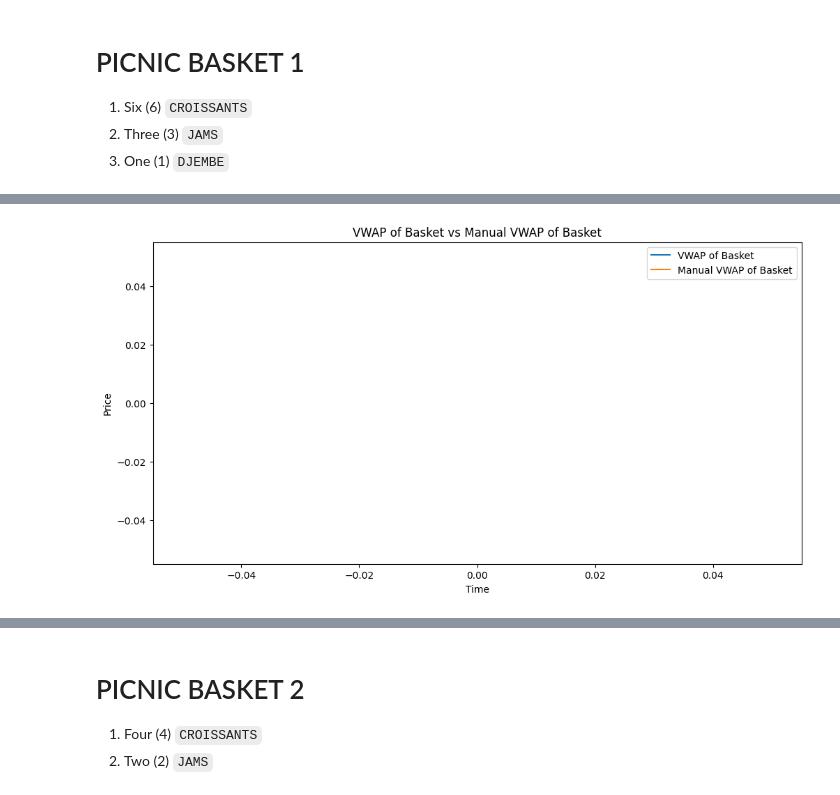
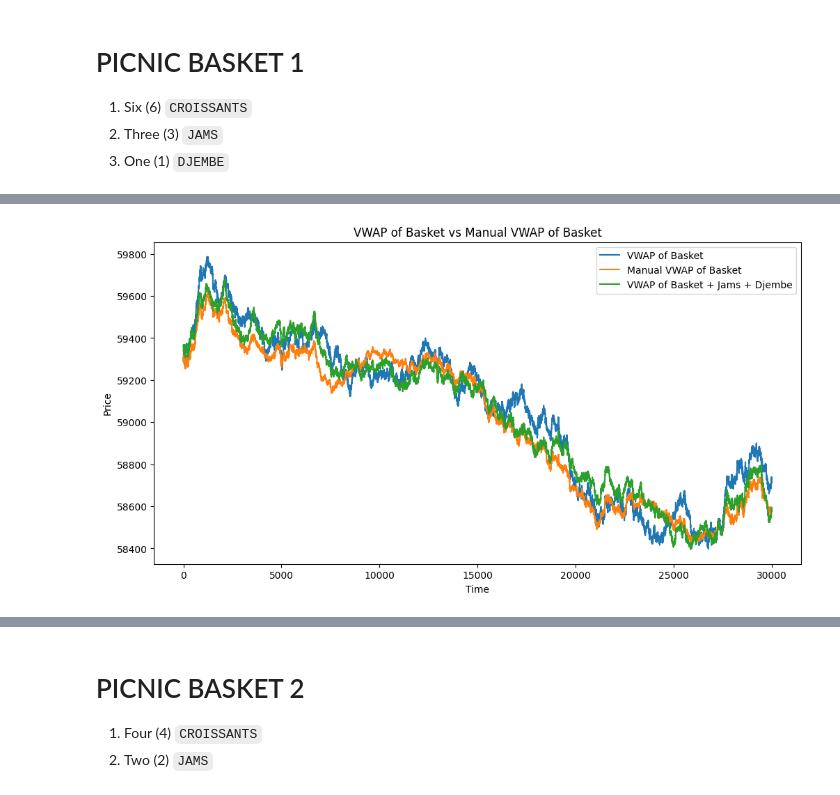
Before and after one commit to shank959/prosperity-imc25, a Jupyter notebook: rounds/round2/eda/round2_eda.ipynb, the cells around one changed output, grey strips where cells are left out. Saved outputs shown, nothing was run; the diff lists cells and outputs as text; code cells hidden in the pictures.

```diff
--- a/rounds/round2/eda/round2_eda.ipynb
+++ b/rounds/round2/eda/round2_eda.ipynb
@@ -95,20 +95,20 @@ def calculate_volatility(data, window_size=20):
 
 # for each of the products across all the days, calculate the VWAP, mid price and spread
 croissants_df['vwap'] = croissants_df.apply(calculate_vwap, axis=1)
-croissants_df['mid_price'] = croissants_df.apply(calculate_mid_price, axis=1)
 croissants_df['spread'] = croissants_df.apply(calculate_spread, axis=1)
+croissants_df['log_returns'] = np.log(croissants_df['vwap']).diff()
 jams_df['vwap'] = jams_df.apply(calculate_vwap, axis=1)
-jams_df['mid_price'] = jams_df.apply(calculate_mid_price, axis=1)
 jams_df['spread'] = jams_df.apply(calculate_spread, axis=1)
+jams_df['log_returns'] = np.log(jams_df['vwap']).diff()
 djembe_df['vwap'] = djembe_df.apply(calculate_vwap, axis=1)
-djembe_df['mid_price'] = djembe_df.apply(calculate_mid_price, axis=1)
 djembe_df['spread'] = djembe_df.apply(calculate_spread, axis=1)
+djembe_df['log_returns'] = np.log(djembe_df['vwap']).diff()
 pic1_df['vwap'] = pic1_df.apply(calculate_vwap, axis=1)
-pic1_df['mid_price'] = pic1_df.apply(calculate_mid_price, axis=1)
 pic1_df['spread'] = pic1_df.apply(calculate_spread, axis=1)
+pic1_df['log_returns'] = np.log(pic1_df['vwap']).diff()
 pic2_df['vwap'] = pic2_df.apply(calculate_vwap, axis=1)
-pic2_df['mid_price'] = pic2_df.apply(calculate_mid_price, axis=1)
 pic2_df['spread'] = pic2_df.apply(calculate_spread, axis=1)
+pic2_df['log_returns'] = np.log(pic2_df['vwap']).diff()
 # %%
 pic1_df.head()
 # %% [output]
@@ -127,5 +127,9 @@ pic1_df.head()
 # %%
 # manual sum of vwap of indivual products in the basket
 
-pic1_df["man_vwap"] = 6 * croissants_df["vwap"] + 2 * jams_df["vwap"] + 1 * djembe_df["vwap"]
+pic1_df["nav_vwap"] = 6 * croissants_df["vwap"] + 3 * jams_df["vwap"] + 1 * djembe_df["vwap"]
+pic1_df["nav_vwap_log_return"] = np.log(pic1_df["nav_vwap"]).diff()
+pic1_df["nav_mp"] = 6 * croissants_df["mid_price"] + 3 * jams_df["mid_price"] + 1 * djembe_df["mid_price"]
+pic1_df["pic2_plus_jams_djembe"] = pic2_df["vwap"] + 2 * croissants_df["vwap"] + jams_df["vwap"] + 1 * djembe_df["vwap"]
+pic1_df["diff"] = pic1_df["vwap"] - pic1_df["nav_vwap"]
 # %%
@@ -135,12 +145,15 @@ croissants_df.head()
 # %%
 # plot man vwap and vwap of the basket
 plt.figure(figsize=(12, 6))
 plt.plot(pic1_df["vwap"], label="VWAP of Basket")
-plt.plot(pic1_df["man_vwap"], label="Manual VWAP of Basket")
+plt.plot(pic1_df["nav_vwap"], label="Manual VWAP of Basket")
+plt.plot(pic1_df["pic2_plus_jams_djembe"], label="VWAP of Basket + Jams + Djembe")
+# plt.plot(pic1_df["mid_price"], label="Mid Price of Basket")
+# plt.plot(pic1_df["nav_mp"], label="Manual Mid Price of Basket")
 plt.title("VWAP of Basket vs Manual VWAP of Basket")
 plt.xlabel("Time")
 plt.ylabel("Price")
 plt.legend()
 plt.show()
 # %% [output]
-[figure, old version]
+[figure, new version]
```
Also changed, not shown: parts of 9 cells of this notebook, 1 other file.
